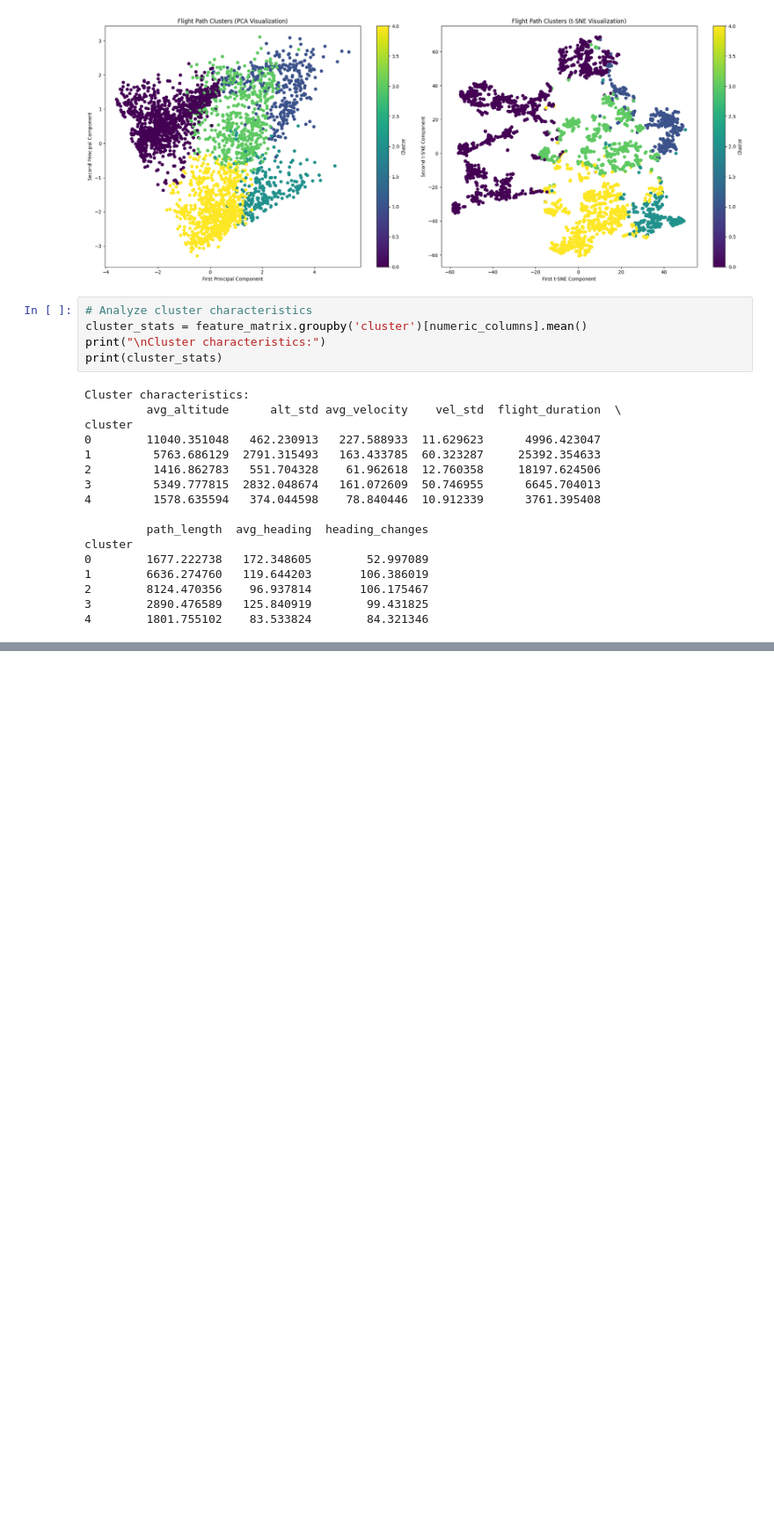
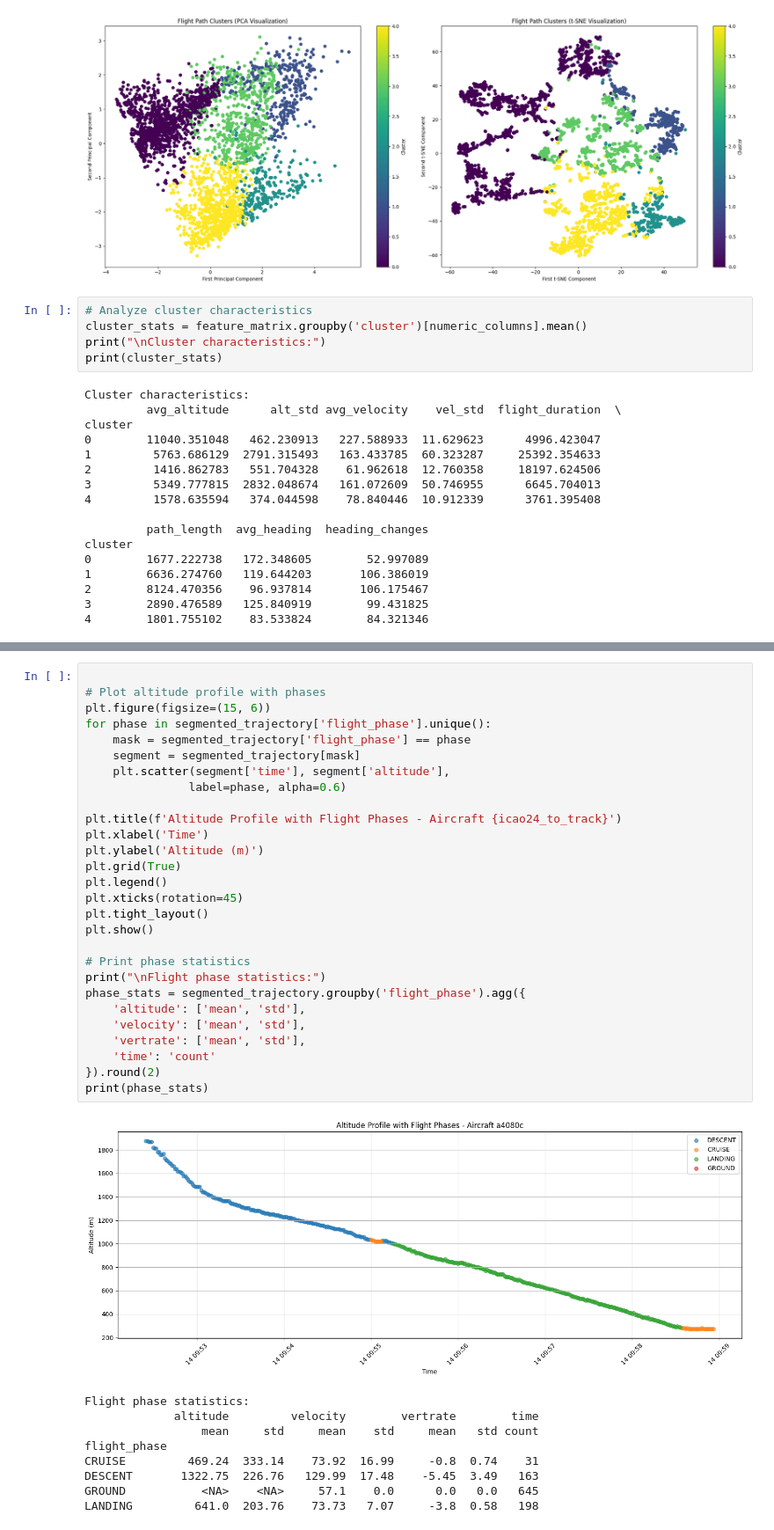
Before and after one commit to mabbts/Aviation-Milestone2-Project, a Jupyter notebook: notebooks/julien-hovan/playground.ipynb, the cells around one changed output, grey strips where cells are left out. Shown at 88% size. Drawn from its saved outputs; the diff is of its cells as text; blank space fills up the shorter version.

```diff
--- a/notebooks/julien-hovan/playground.ipynb
+++ b/notebooks/julien-hovan/playground.ipynb
@@ -338,0 +471,38 @@ cluster
+# %%
+
+# Plot altitude profile with phases
+plt.figure(figsize=(15, 6))
+for phase in segmented_trajectory['flight_phase'].unique():
+    mask = segmented_trajectory['flight_phase'] == phase
+    segment = segmented_trajectory[mask]
+    plt.scatter(segment['time'], segment['altitude'],
+               label=phase, alpha=0.6)
+
+plt.title(f'Altitude Profile with Flight Phases - Aircraft {icao24_to_track}')
+plt.xlabel('Time')
+plt.ylabel('Altitude (m)')
+plt.grid(True)
+plt.legend()
+plt.xticks(rotation=45)
+plt.tight_layout()
+plt.show()
+
+# Print phase statistics
+print("\nFlight phase statistics:")
+phase_stats = segmented_trajectory.groupby('flight_phase').agg({
+    'altitude': ['mean', 'std'],
+    'velocity': ['mean', 'std'],
+    'vertrate': ['mean', 'std'],
+    'time': 'count'
+}).round(2)
+print(phase_stats)
+# %% [output]
+[figure, added]
+Flight phase statistics:
+             altitude         velocity        vertrate        time
+                 mean     std     mean    std     mean   std count
+flight_phase
+CRUISE         469.24  333.14    73.92  16.99     -0.8  0.74    31
+DESCENT       1322.75  226.76   129.99  17.48    -5.45  3.49   163
+GROUND           <NA>    <NA>     57.1    0.0      0.0   0.0   645
+LANDING         641.0  203.76    73.73   7.07     -3.8  0.58   198
```
Also changed, not shown: parts of 5 cells of this notebook, 1 other file.
